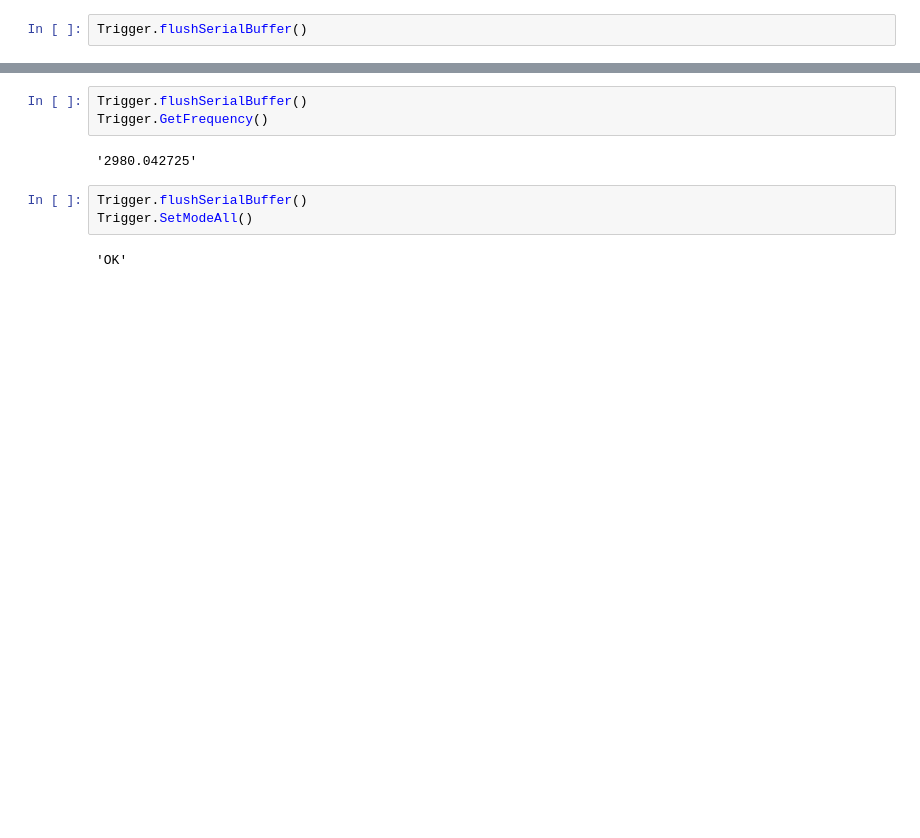
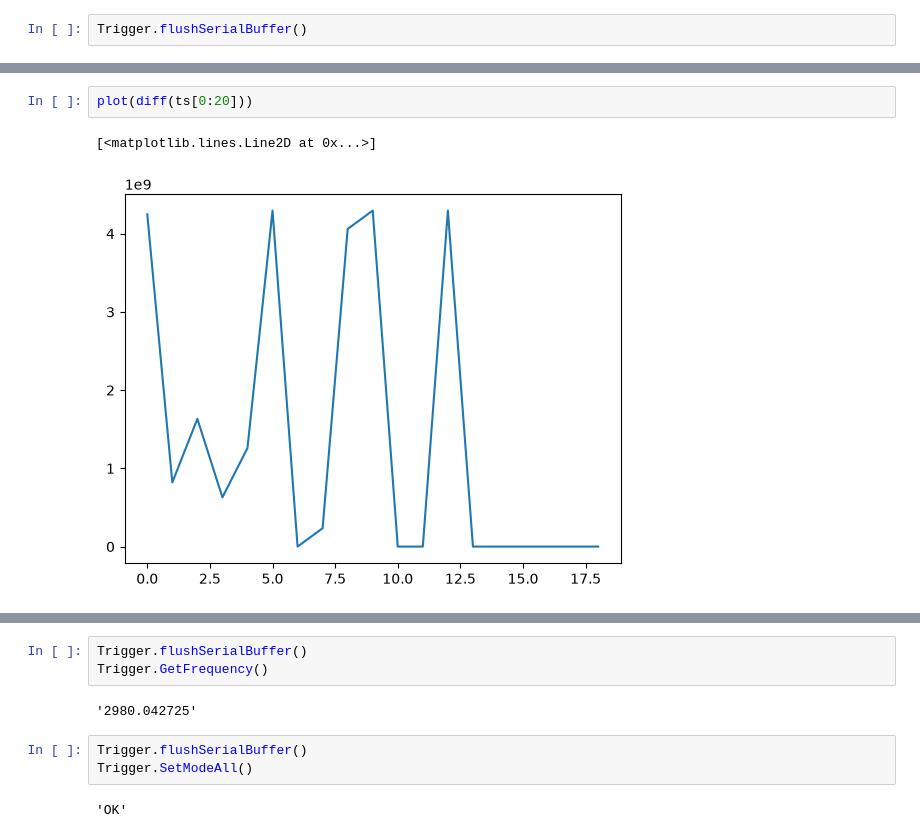
Before and after one commit to MarKo7s/swept-source-trigger-interferometer, a Jupyter notebook: trigger_example.ipynb, the cells around one changed output, grey strips where cells are left out. Cells and saved outputs as stored; diff of their text form; blank space fills up the shorter version.

```diff
--- a/trigger_example.ipynb
+++ b/trigger_example.ipynb
@@ -30,0 +55,5 @@ Trigger.ID()
+# %%
+plot(diff(ts[0:20]))
+# %% [output]
+[<matplotlib.lines.Line2D at 0x...>]
+[figure, added]
```
Also changed, not shown: parts of 17 cells of this notebook, 25 other files.
